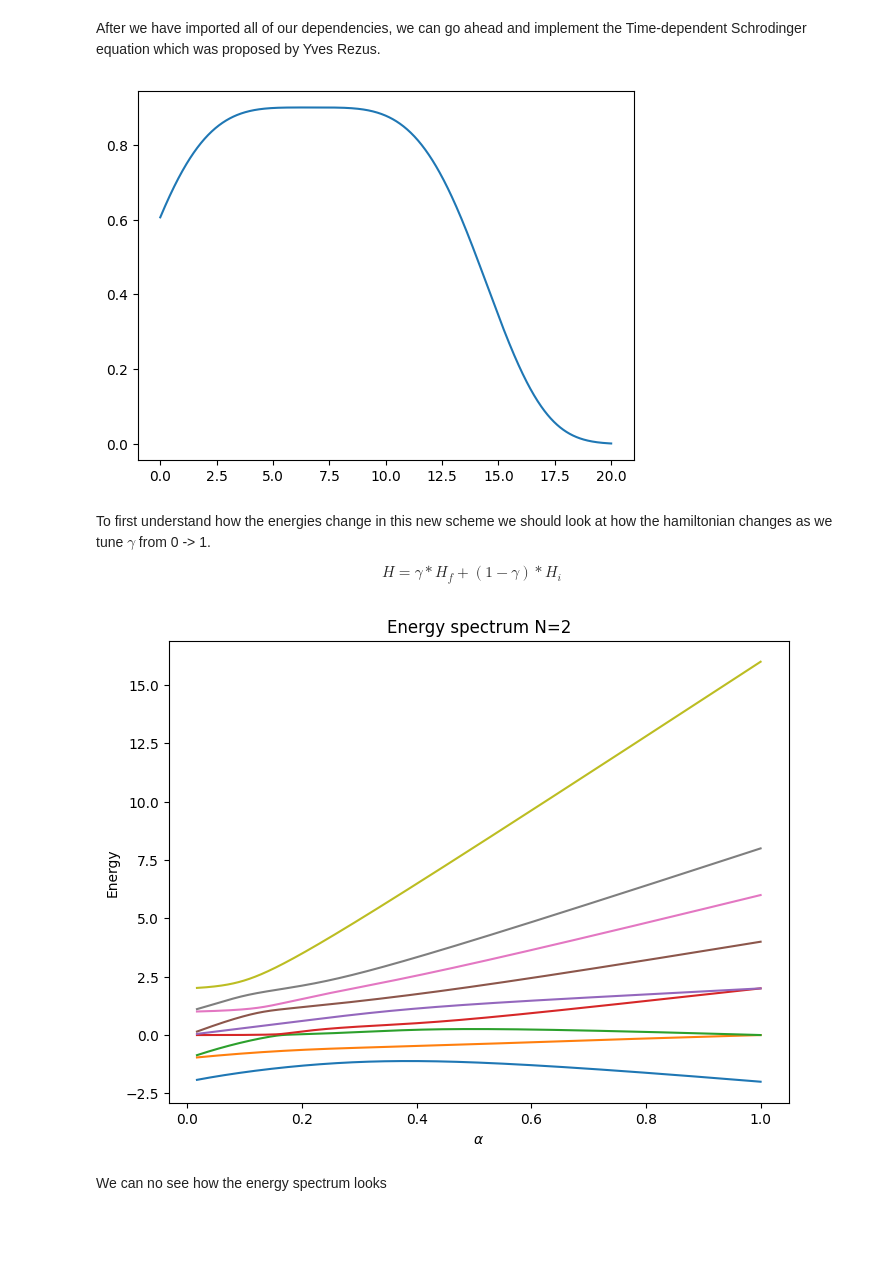
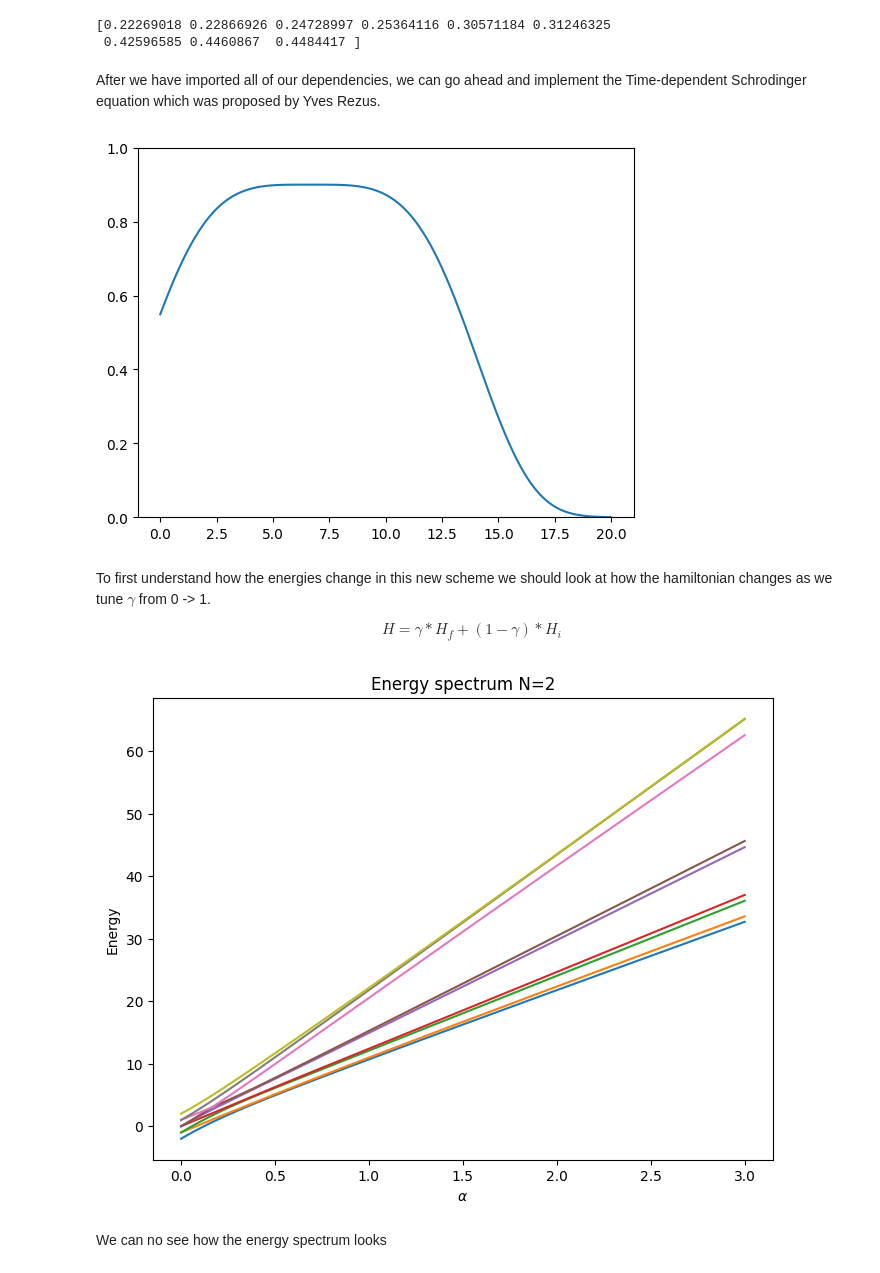
Before and after one commit to Secretmud/zermelos-navigation-problem, a Jupyter notebook: src/yves_method.ipynb, the cells around one changed output. Cells and saved outputs as stored; diff of their text form; code cells hidden in the pictures; blank space fills up the shorter version.

```diff
--- a/src/yves_method.ipynb
+++ b/src/yves_method.ipynb
@@ -11,27 +11,32 @@ import itertools
 memory = Memory(location=".joblib_cache", verbose=0)
 
 N = 2
-nsteps = 2000
-T_0 = 0.05
+nsteps = 500
+T_0 = 0.001
 T_f = 3
 # Setup the psi_gs
-Hf_gs = H_B(N) + T_f * H_P(N)
+beta = -1
+Hf_gs = H_B(N) + T_f * H_P(N) + beta*H_D(N, X)
 E, V = np.linalg.eigh(Hf_gs)
-beta = 1
-psi_gs = V[:, np.argmin(E)]
+psi_gs = E / np.linalg.norm(E)
+print(psi_gs)
 ts = np.linspace(T_0, T_f, nsteps)
 f_all = False
+# %% [output]
+[0.22269018 0.22866926 0.24728997 0.25364116 0.30571184 0.31246325
+ 0.42596585 0.4460867  0.4484417 ]
 # %% [markdown]
 After we have imported all of our dependencies, we can go ahead and implement the Time-dependent Schrodinger equation which was proposed by Yves Rezus.
 # %%
 x = np.linspace(0, D, 1000)
 
 y = S(x)
 
+plt.ylim([0, 1])
 plt.plot(x, y)
 plt.show()
 # %% [output]
-[figure, old version]
+[figure, new version]
 # %% [markdown]
 To first understand how the energies change in this new scheme we should look at how the hamiltonian changes as we tune $ \gamma $ from 0 -> 1.
 
@@ -60,13 +65,13 @@ energies, vecs, gamma_vals = hamiltonian_energies(N)
 
 plt.figure(figsize=(8, 6))
 for i in range(energies.shape[1]):
-    plt.plot(gamma_vals, energies[:, i])
+    plt.plot(ts, energies[:, i])
 plt.xlabel(r"$\alpha$")
 plt.ylabel("Energy")
 plt.title(f"Energy spectrum {N=}")
 plt.show()
 # %% [output]
-[figure, old version]
+[figure, new version]
 # %% [markdown]
 We can no see how the energy spectrum looks
 # %%
```
Also changed, not shown: parts of 4 cells of this notebook, 4 other files.
